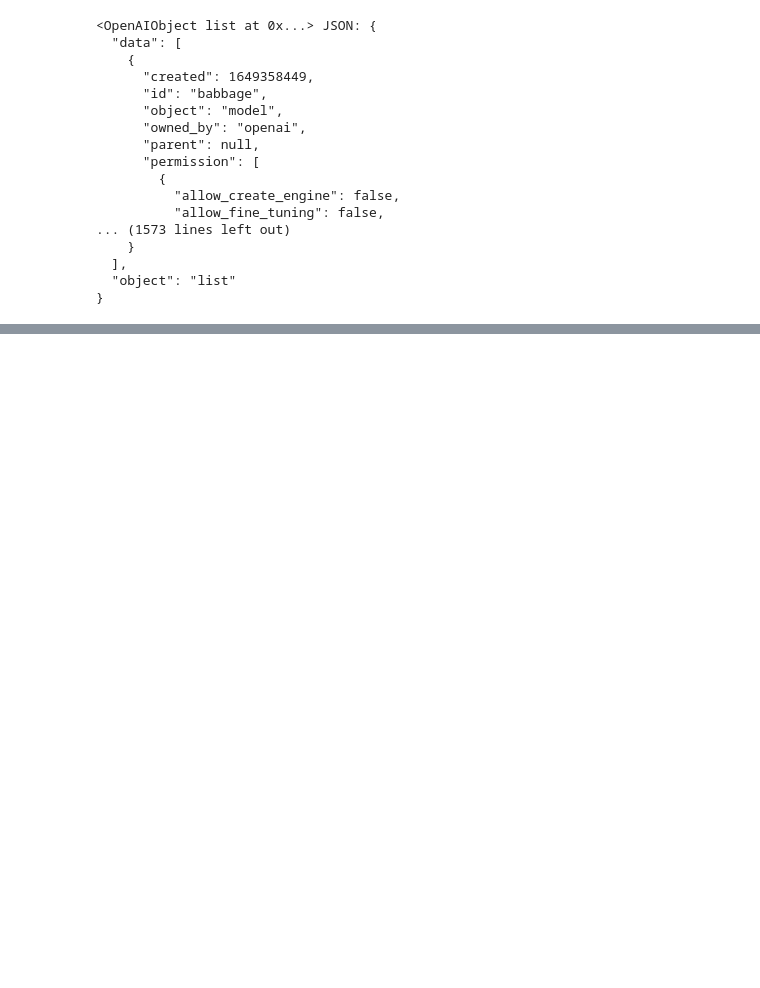
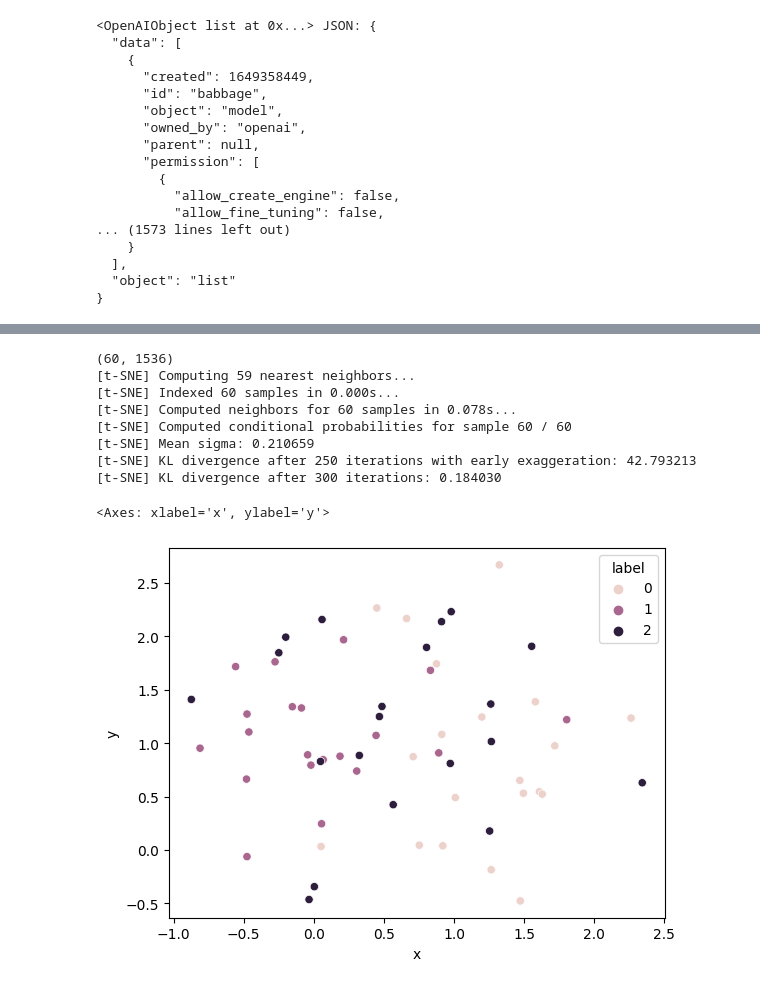
Before and after one commit to AlpriElse/Sandboxed, a Jupyter notebook: 2023-02-13_open_ai_embedding_testing/explore.ipynb, the cells around one changed output, grey strips where cells are left out. Saved outputs shown, nothing was run; the diff lists cells and outputs as text; code cells hidden in the pictures; blank space fills up the shorter version.

```diff
--- a/2023-02-13_open_ai_embedding_testing/explore.ipynb
+++ b/2023-02-13_open_ai_embedding_testing/explore.ipynb
@@ -114,0 +137,27 @@ sns.barplot(x=df['label'].value_counts().index, y=df['label'].value_counts())
+# %%
+# tsne plot of embeddings for each label
+from sklearn.manifold import TSNE
+
+samples = df['embedding'].to_list()
+X = np.array(samples)
+
+print(X.shape)
+
+tsne = TSNE(n_components=2, verbose=1, perplexity=40, n_iter=300)
+tsne_results = tsne.fit_transform(X)
+
+df_tsne = pd.DataFrame(tsne_results, columns=['x', 'y'])
+df_tsne['label'] = np.array(df['label'].to_list())
+
+sns.scatterplot(x='x', y='y', hue='label', data=df_tsne)
+# %% [output]
+(60, 1536)
+[t-SNE] Computing 59 nearest neighbors...
+[t-SNE] Indexed 60 samples in 0.000s...
+[t-SNE] Computed neighbors for 60 samples in 0.078s...
+[t-SNE] Computed conditional probabilities for sample 60 / 60
+[t-SNE] Mean sigma: 0.210659
+[t-SNE] KL divergence after 250 iterations with early exaggeration: 42.793213
+[t-SNE] KL divergence after 300 iterations: 0.184030
+<Axes: xlabel='x', ylabel='y'>
+[figure, added]
```
Also changed, not shown: parts of 9 cells of this notebook.
